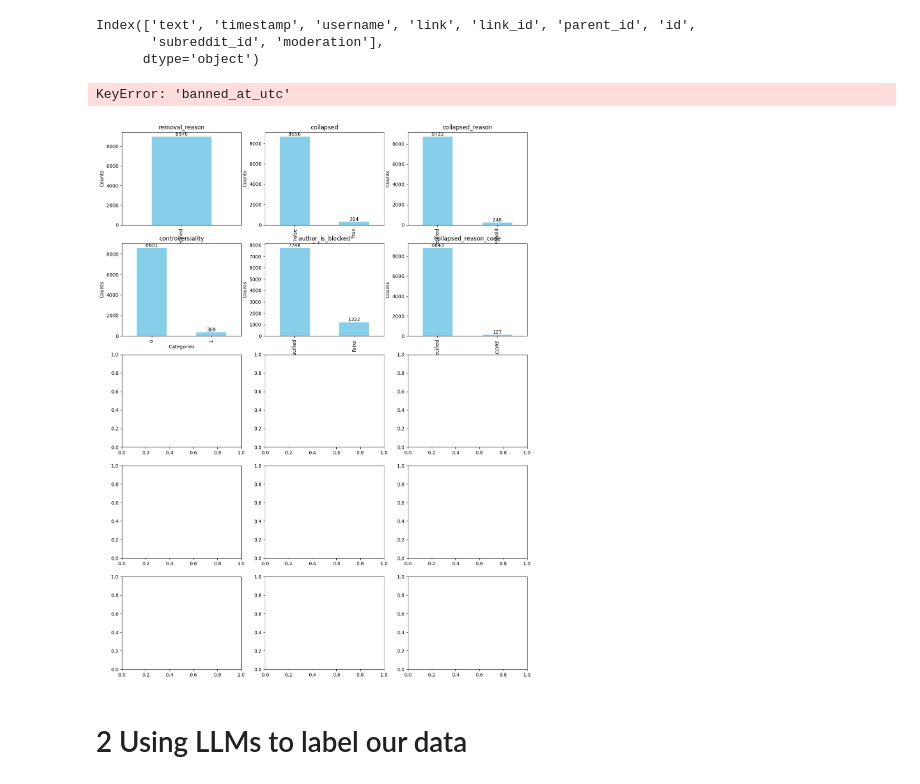
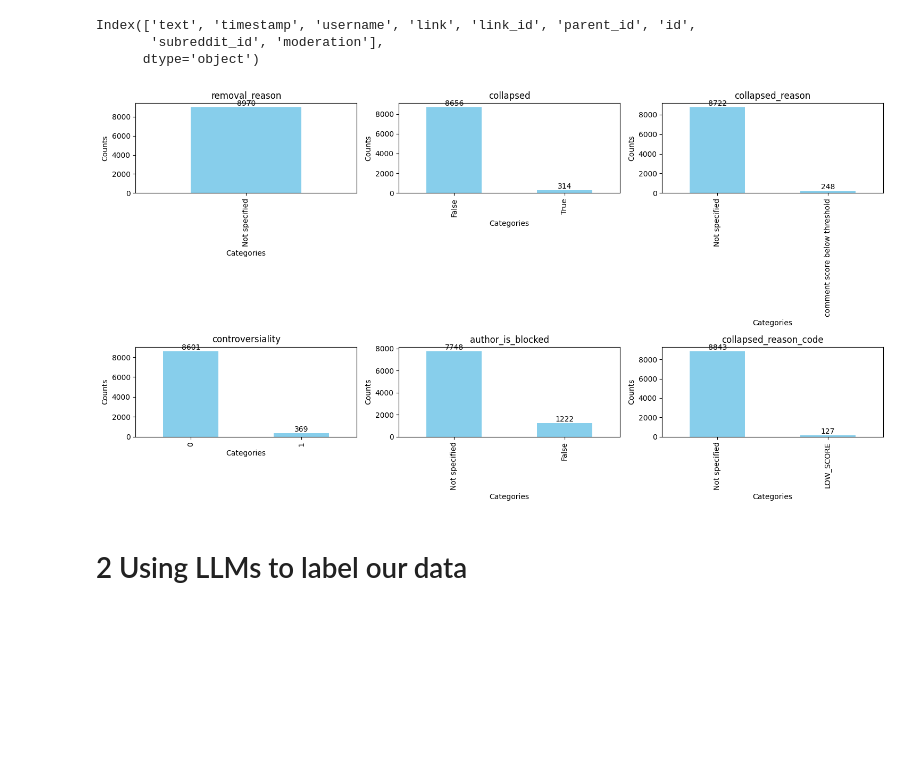
Before and after one commit to CabooseExia/DSA4264-Problem-2, a Jupyter notebook: main.ipynb, the cells around one changed output. Saved outputs shown, nothing was run; the diff lists cells and outputs as text; code cells hidden in the pictures; blank space fills up the shorter version.

```diff
--- a/main.ipynb
+++ b/main.ipynb
@@ -126,52 +131,46 @@ df_for_plot = df_normalized.copy()
 df_for_plot.fillna('Not specified', inplace=True)
 
 
-columns_to_plot = [
-    'removal_reason',
-    'collapsed',
-    'collapsed_reason',
-    'controversiality',
-    'author_is_blocked',
-    'collapsed_reason_code',
-    'banned_at_utc',
-    'mod_reason_by',
-    'mod_reason_title',
-    'banned_by',
-    'num_reports',
-    'mod_note',
-    'report_reasons',
-    'mod_reports',
-    'user_reports'
+exclude_columns = [
+    'text',
+    'timestamp',
+    'username',
+    'link',
+    'link_id',
+    'parent_id',
+    'id',
+    'subreddit_id'
 ]
+columns_to_plot = [col for col in df_normalized.columns if col not in exclude_columns]
+
 
 num_columns = len(columns_to_plot)
 cols = 3
 rows = (num_columns + cols - 1) // cols
 
 fig, axes = plt.subplots(rows, cols, figsize=(15, 4 * rows))
 axes = axes.flatten()
 
 for i, column in enumerate(columns_to_plot):
     counts = df_for_plot[column].value_counts()
     if not counts.empty:
         bars = counts.plot(kind='bar', ax=axes[i], color='skyblue')
         axes[i].set_title(column)
         axes[i].set_xlabel('Categories')
         axes[i].set_ylabel('Counts')
 
         for bar in bars.patches:
             axes[i].annotate(format(int(bar.get_height())),
                                 (bar.get_x() + bar.get_width() / 2, bar.get_height()),
                                 ha='center', va='bottom')
 
 for j in range(i + 1, len(axes)):
     fig.delaxes(axes[j])
 
 plt.tight_layout()
 plt.show()
 # %% [output]
-KeyError: 'banned_at_utc'
-[figure, old version]
+[figure, new version]
 # %% [markdown]
 # 2 Using LLMs to label our data
 # %% [markdown]
```
Also changed, not shown: parts of 18 cells of this notebook.
